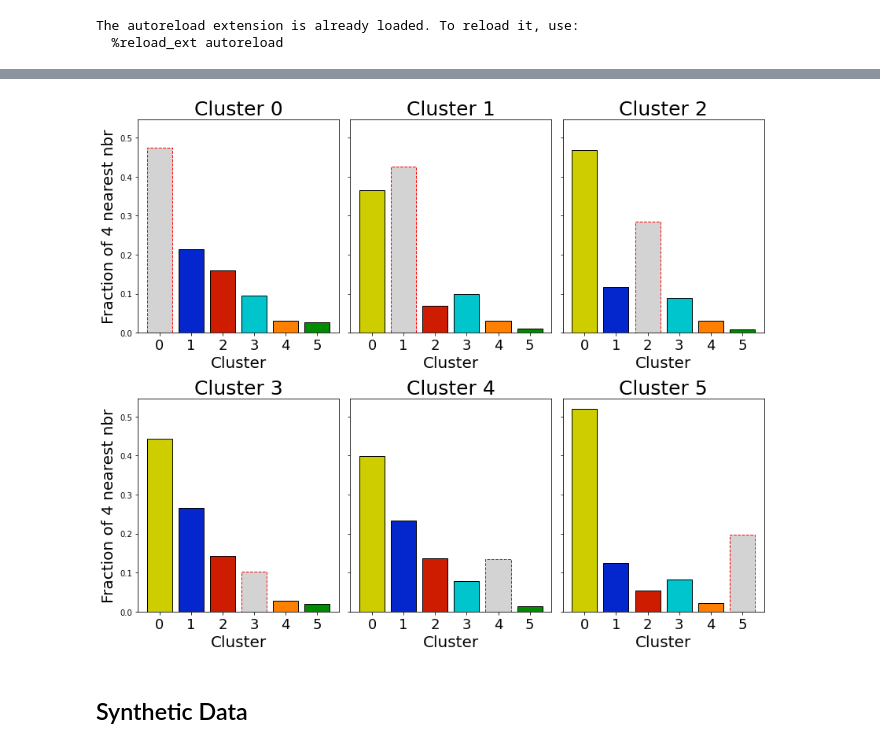
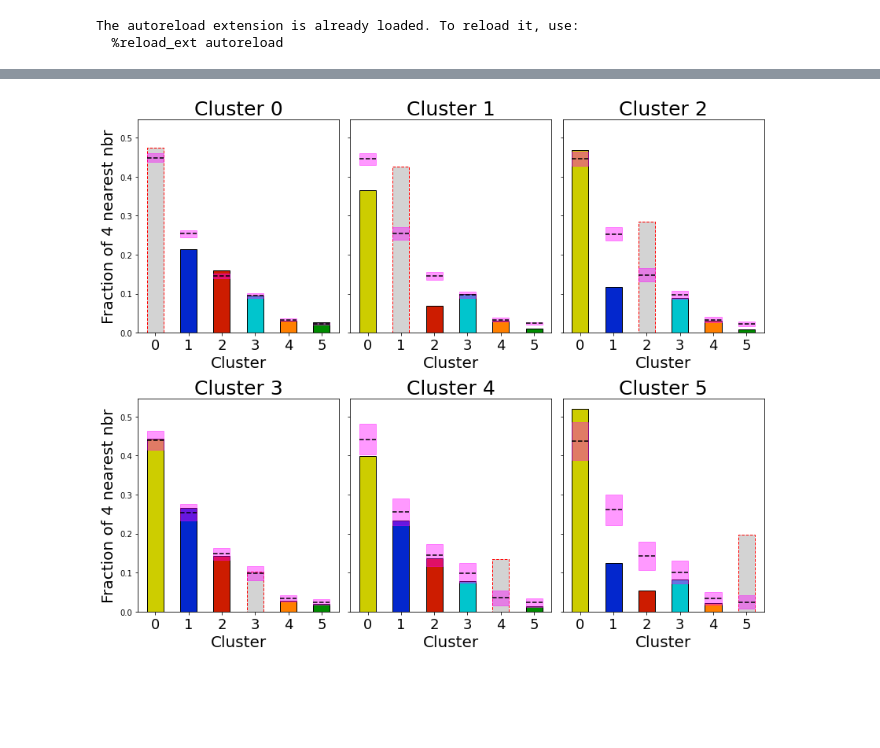
Before and after one commit to almaan/ST-mLiver, a Jupyter notebook: scripts/cluster-interaction-analysis.ipynb, the cells around one changed output, grey strips where cells are left out. Drawn from its saved outputs; the diff is of its cells as text; code cells hidden in the pictures; blank space fills up the shorter version.

```diff
--- a/scripts/cluster-interaction-analysis.ipynb
+++ b/scripts/cluster-interaction-analysis.ipynb
@@ -20,0 +33,13 @@ pths = glob.glob(osp.join(DATA_DIR,"*tsv"))
+# %%
+# directory to load data from
+DATA_DIR = "../rsc/cluster/"
+# directory to save results to
+RES_DIR = "../res/cluster/nbrs/"
+# make results directory if not already exists
+if not osp.exist(RES_DIR):
+    from os import mkdir
+    mkdir(RES_DIR)
+
+# get paths for data files
+pths = glob.glob(osp.join(DATA_DIR,
+                          "*tsv"))
@@ -21,5 +48,10 @@ pths = glob.glob(osp.join(DATA_DIR,"*tsv"))
 # %%
+# load data from list of paths
 data = list()
 for pth in pths:
-    _tmp = pd.read_csv(pth,sep = "\t",header = 0,index_col = 0)
+    _tmp = pd.read_csv(pth,
+                       sep = "\t",
+                       header = 0,
+                       index_col = 0,
+                      )
     data.append(_tmp)
@@ -85,6 +192,8 @@ uni_labels.sort()
 
 n_rows = 2
 n_cols = int(np.ceil(n_labels / n_rows))
+
+width = 0.5
 
 fig,ax = plt.subplots(n_rows,
                       n_cols,
@@ -107,37 +216,65 @@ cmap = {0: "#CDCD00",
 
 for k,label in enumerate(uni_labels):
     val = all_sample_stats[label].sum(axis=0)
+
     val /= val.sum()
+
     xs = np.arange(n_labels)
-    bar = ax[k].bar(xs,val,edgecolor = "black",facecolor ="lightgray")
+    bar = ax[k].bar(xs,
+                    val,
+                    edgecolor = "black",
+                    facecolor ="lightgray",
+                   width = width,
+                   )
+
 
     for n,(p,l) in enumerate(zip(bar.patches,uni_labels)):
         if l != label:
             if l in cmap.keys():
                 p.set_facecolor(cmap[l])
             else:
                 p.set_facecolor(plt.cm.rainbow(n / n_labels))
         else:
             p.set_edgecolor("red")
             p.set_linestyle("dashed")
+
+
+    if include_reference:
+        for j in range(xs.shape[0]):
+            x_vals = (xs[j] - width / 2, xs[j] + width / 2)
+            y_vals = np.array((perm_stats[k]["mean"][j],
+                               perm_stats[k]["mean"][j]))
+
+            ax[k].fill_between(x_vals,
+                               y_vals - 2*perm_stats[k]["std"][j],
+                               y_vals + 2*perm_stats[k]["std"][j],
+                                color = "magenta",
+                                zorder = 10,
+                               alpha = 0.4,
+                       )
+
+            ax[k].plot(x_vals,
+                       y_vals,
+                       color = "black",
+                       linestyle = "dashed",
+                       zorder = 11,
+                        )
 
     ax[k].set_xticks(xs)
     ax[k].set_xticklabels(["{}".format(x) for x in uni_labels],
                           rotation = 0,
                           fontsize = 18)
     ax[k].set_title("Cluster {}".format(label),fontsize = 25)
     ax[k].set_xlabel("Cluster",fontsize = 20)
 
     if k % n_cols == 0:
         ax[k].set_ylabel("Fraction of {} nearest nbr".format(K),
                         fontsize = 20,
                         )
 
 fig.tight_layout()
 fig.savefig(osp.join(RES_DIR,"clu-nbr-stats.png"),
             dpi = 300)
 plt.show()
 # %% [output]
-[figure, old version]
+[figure, new version]
-# %% [markdown]
-## Synthetic Data
```
Also changed, not shown: parts of 13 cells of this notebook.
